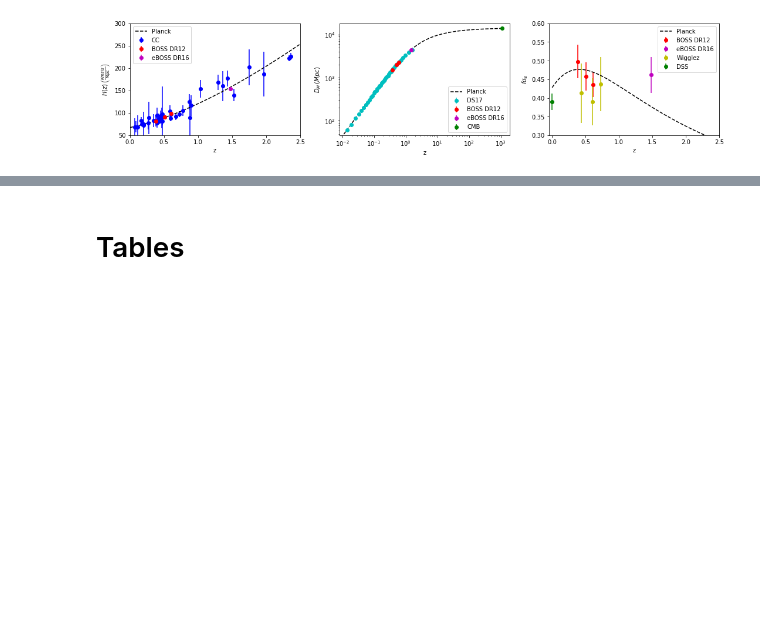
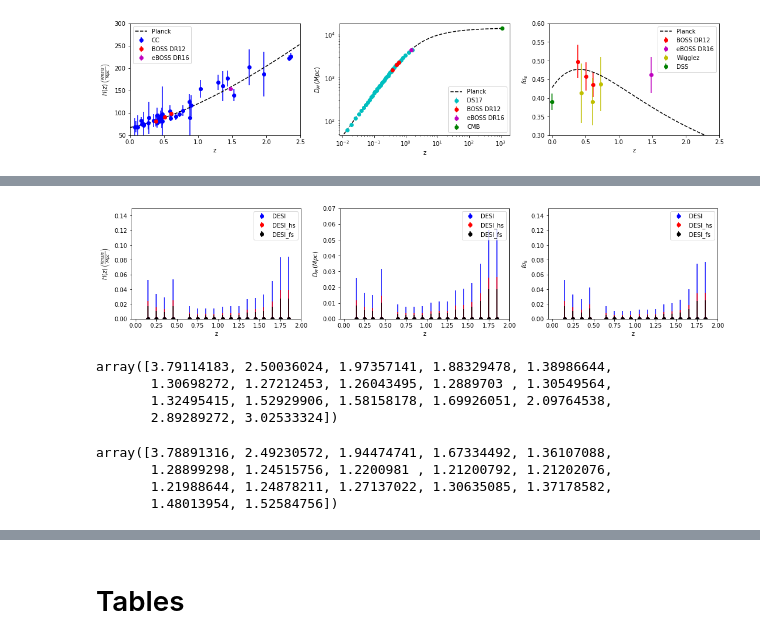
Before and after one commit to JaimeRZP/Growz, a Jupyter notebook: notebooks/plotting_Xi.ipynb, the cells around one changed output, grey strips where cells are left out. Saved outputs shown, nothing was run; the diff lists cells and outputs as text; code cells hidden in the pictures; blank space fills up the shorter version.

Commit message:
new data

```diff
--- a/notebooks/plotting_Xi.ipynb
+++ b/notebooks/plotting_Xi.ipynb
@@ -48,8 +48,13 @@ Planck = data_class.Planck
 z_planck = data_class.z_planck
 c = data_class.c
 
+old_DESI_data = data_class.get_DESI(new=True, mode=None)
 DESI_data = data_class.get_synthetic('DESI', new=True)
+DESIhs_data = data_class.get_synthetic('DESI_hs', new=True)
 DESIfs_data = data_class.get_synthetic('DESI_fs', new=True)
+DESI5n_data = data_class.get_synthetic('DESI_5n', new=True)
+DESI10n_data = data_class.get_synthetic('DESI_10n', new=True)
+DESI100n_data = data_class.get_synthetic('DESI_100n', new=True)
 Euclid_data = data_class.get_synthetic('Euclid', new=True)
 WFIRST_data = data_class.get_synthetic('WFIRST', new=True)
 
@@ -214,0 +183,62 @@ plt.savefig('/mnt/c/Users/Jaime/Desktop/PhD/gp_figures/data.pdf', bbox_inches='t
+# %%
+Hmean = [data_class.cosmo.Hubble(z)*data_class.c/1000 for z in DESI_data['z']]
+Dmean = [data_class.cosmo.angular_distance(z) for z in DESI_data['z']]
+fs8mean = [data_class.cosmo.scale_independent_growth_factor_f(z)*data_class.cosmo.sigma(8./data_class.cosmo.h(),z) for z in DESI_data['z']]
+# %%
+fig=plt.figure(figsize=(18,3.5))
+fig.subplots_adjust(wspace=0.23)
+
+ax1 = plt.subplot(131)
+plt.errorbar(DESI_data['z'], np.zeros_like(DESI_data['H_data']-Hmean)/Hmean, yerr = DESI_data['H_err']/Hmean, fmt='bo', label='DESI')
+plt.errorbar(DESIhs_data['z'], np.zeros_like(DESIhs_data['H_data']-Hmean)/Hmean, yerr = DESIhs_data['H_err']/Hmean, fmt='ro', label='DESI_hs')
+plt.errorbar(DESIfs_data['z'], np.zeros_like(DESIfs_data['H_data']-Hmean)/Hmean, yerr = DESIfs_data['H_err']/Hmean, fmt='ko', label='DESI_fs')
+# axis labels and title
+plt.xlim(-0.05, 2.)
+plt.ylim(0, 0.15)
+plt.xlabel("z")
+plt.ylabel(r"$H(z) \, \left(\frac{Kms/s}{Mpc} \right)$")
+plt.legend();
+
+ax1 = plt.subplot(132)
+#plt.plot(z_planck, Planck['dM_arr'], "k--", label='Planck')
+plt.errorbar(DESI_data['z'], np.zeros_like(DESI_data['dA_data']-Dmean)/Dmean, yerr = DESI_data['dA_err']/Dmean, fmt='bo', label='DESI')
+plt.errorbar(DESIhs_data['z'], np.zeros_like(DESIhs_data['dA_data']-Dmean)/Dmean, yerr = DESIhs_data['dA_err']/Dmean, fmt='ro', label='DESI_hs')
+plt.errorbar(DESIfs_data['z'], np.zeros_like(DESIfs_data['dA_data']-Dmean)/Dmean, yerr = DESIfs_data['dA_err']/Dmean, fmt='ko', label='DESI_fs')
+
+plt.xlabel("z")
+plt.ylabel(r"$D_M$")
+plt.xlim(-0.05, 2)
+plt.ylim(0, 0.07)
+plt.ylabel(r"$D_M \, (Mpc)$")
+plt.legend();
+
+ax1 = plt.subplot(133)
+#plt.plot(z_planck, Planck['f_arr']*Planck['s8_arr'], "k--", label='Planck')
+plt.errorbar(DESI_data['z'], np.zeros_like(DESI_data['fs8_data']-fs8mean)/fs8mean, yerr = DESI_data['fs8_err']/fs8mean, fmt='bo', label='DESI')
+plt.errorbar(DESIhs_data['z'], np.zeros_like(DESIhs_data['fs8_data']-fs8mean)/fs8mean, yerr = DESIhs_data['fs8_err']/fs8mean, fmt='ro', label='DESI_hs')
+plt.errorbar(DESIfs_data['z'], np.zeros_like(DESIfs_data['fs8_data']-fs8mean)/fs8mean, yerr = DESIfs_data['fs8_err']/fs8mean, fmt='ko', label='DESI_fs')
+
+plt.xlim(-0.05, 2)
+plt.ylim(0., .15)
+plt.xlabel("z")
+plt.ylabel(r"$f \sigma_8$")
+plt.legend();
+
+os.remove('/mnt/c/Users/Jaime/Desktop/PhD/gp_figures/data.pdf')
+plt.savefig('/mnt/c/Users/Jaime/Desktop/PhD/gp_figures/data.pdf', bbox_inches='tight', pad_inches=0)
+# %% [output]
+[figure, added]
+# %%
+DESI5n_data['H_err']
+# %% [output]
+array([3.79114183, 2.50036024, 1.97357141, 1.88329478, 1.38986644,
+       1.30698272, 1.27212453, 1.26043495, 1.2889703 , 1.30549564,
+       1.32495415, 1.52929906, 1.58158178, 1.69926051, 2.09764538,
+       2.89289272, 3.02533324])
+# %%
+DESI10n_data['H_err']
+# %% [output]
+array([3.78891316, 2.49230572, 1.94474741, 1.67334492, 1.36107088,
+       1.28899298, 1.24515756, 1.2200981 , 1.21200792, 1.21202076,
+       1.21988644, 1.24878211, 1.27137022, 1.30635085, 1.37178582,
+       1.48013954, 1.52584756])
```
Also changed, not shown: parts of 67 cells of this notebook, 3 other files.
